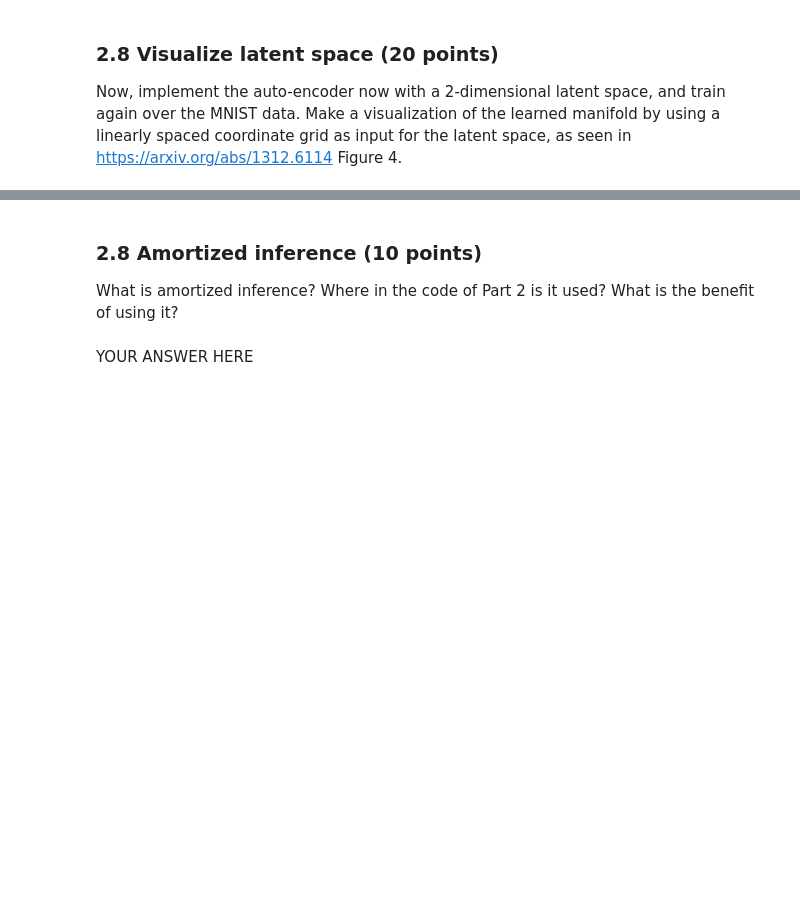
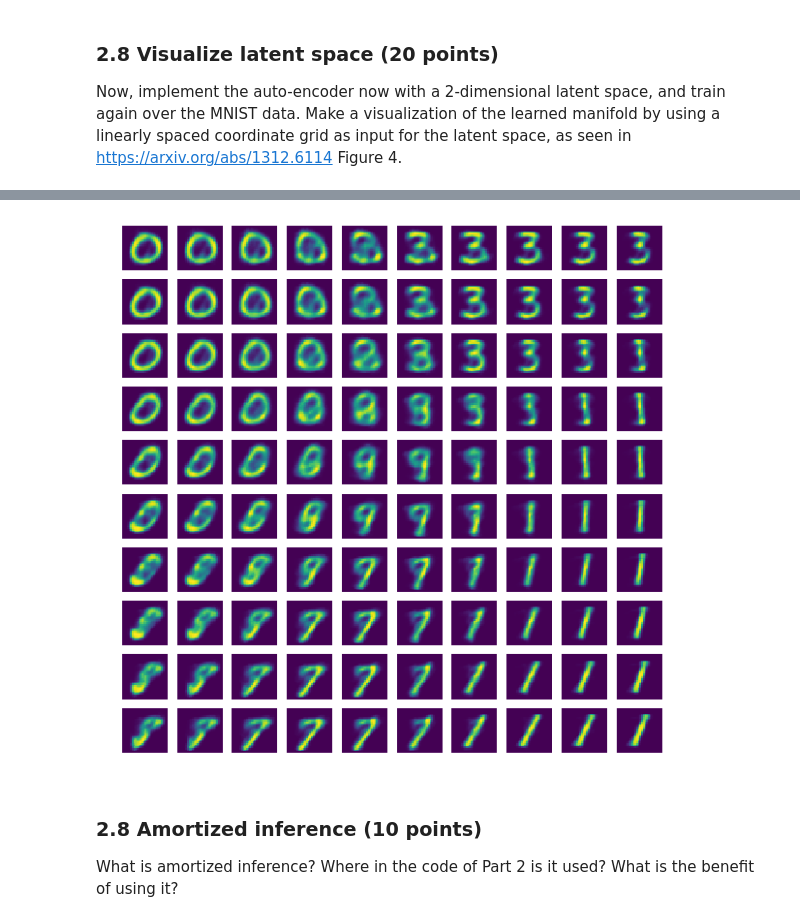
Before and after one commit to florianmohnert/ML2, a Jupyter notebook: lab3/lab3.ipynb, the cells around one changed output, grey strips where cells are left out. Saved outputs shown, nothing was run; the diff lists cells and outputs as text; code cells hidden in the pictures; blank space fills up the shorter version.

```diff
--- a/lab3/lab3.ipynb
+++ b/lab3/lab3.ipynb
@@ -771,0 +766,40 @@ raise NotImplementedError()
+# %%
+def plot_function(n, vae_model):
+    '''
+    Visualize latent space.
+    Resource: https://hackernoon.com/latent-space-visualization-deep-learning-bits-2-bd09a46920df
+    '''
+    plt.rcParams['figure.figsize'] = [n, n]
+    _, ax = plt.subplots(n, n)
+    x = np.linspace(-3, 3, n)
+    y = np.linspace(-3, 3, n)
+
+    for xi, i in enumerate(x):
+        for yi, j in enumerate(y):
+            z_sample = torch.FloatTensor([i, j]).unsqueeze(0)
+            x_sample = vae_model.decode(z_sample).data.numpy()
+            ax[xi, yi].imshow(x_sample.reshape(28, -1))
+            ax[xi, yi].axis('off')
+
+    plt.show()
+    plt.rcParams['figure.figsize'] = [6, 6]
+# %%
+# Hyperparameters:
+fc1_dims = (784, 500)
+fc21_dims = (500, 2)
+fc22_dims = (500, 2)
+fc3_dims = (2, 500)
+fc4_dims = (500, 784)
+
+lr = 0.001
+batch_size = 100
+epochs = 5
+
+vae2 = VAE(fc1_dims=fc1_dims, fc21_dims=fc21_dims, fc22_dims=fc22_dims, fc3_dims=fc3_dims, fc4_dims=fc4_dims)
+optimizer = optim.Adam(vae2.parameters(), lr=lr)
+
+for epoch in range(1, epochs + 1):
+    train(epoch, train_loader, vae2, optimizer)
+
+plot_function(10, vae2)
+# %% [output]
@@ -772,5 +823,4 @@ raise NotImplementedError()
+[figure, added]
 # %% [markdown]
 ### 2.8 Amortized inference (10 points)
 What is amortized inference? Where in the code of Part 2 is it used? What is the benefit of using it?
-# %% [markdown]
-YOUR ANSWER HERE
```
Also changed, not shown: parts of 18 cells of this notebook.
